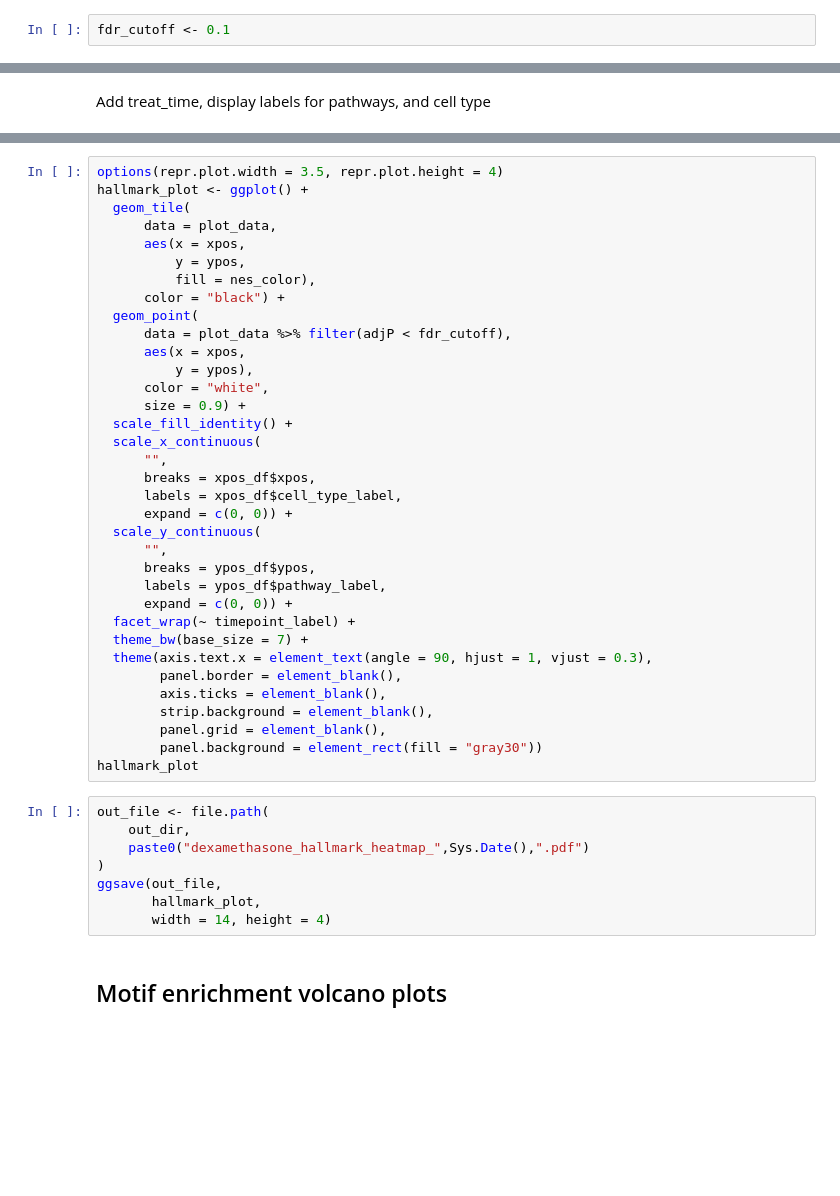
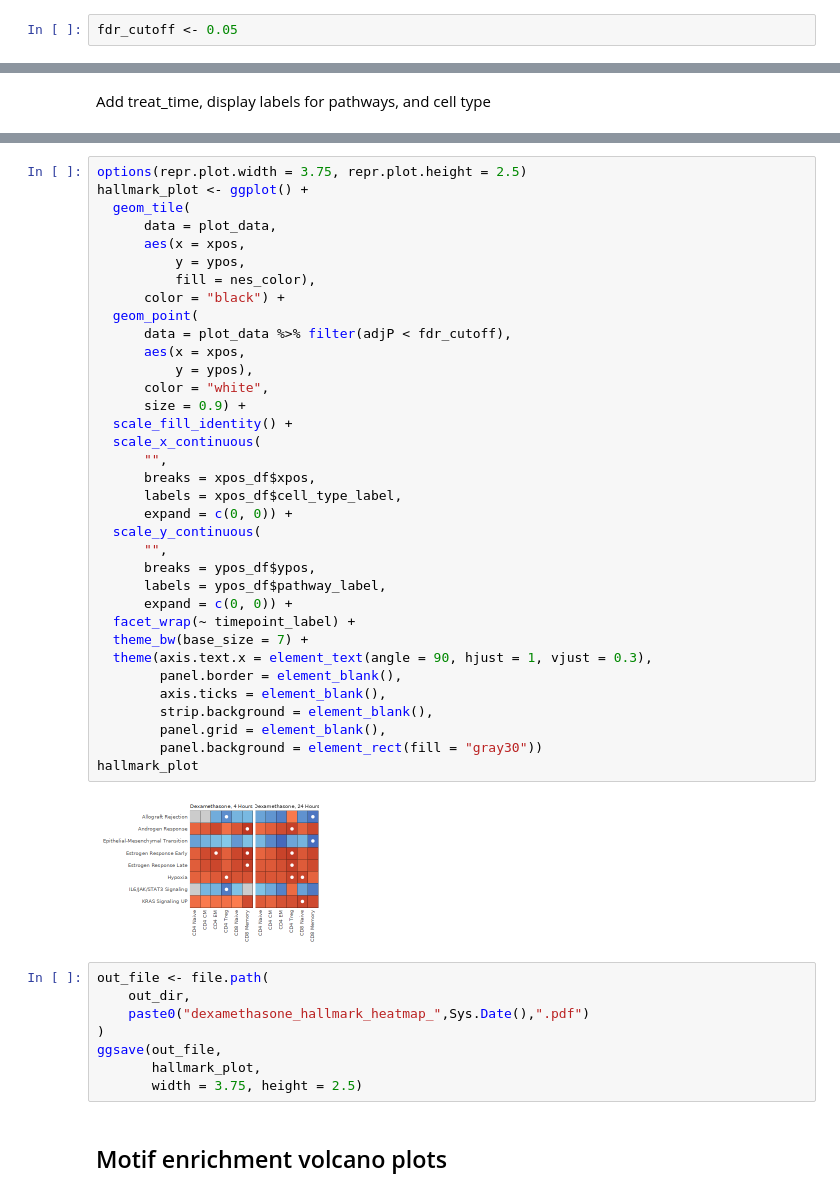
Before and after one commit to aifimmunology/repro-vrd-tea-seq, a Jupyter notebook: figures/Fig-6_dex_overview.ipynb, the cells around one changed output, grey strips where cells are left out. Cells and saved outputs as stored; diff of their text form; blank space fills up the shorter version.

```diff
--- a/figures/Fig-6_dex_overview.ipynb
+++ b/figures/Fig-6_dex_overview.ipynb
@@ -529,7 +611,7 @@ ggsave(out_file,
 # %% [markdown]
 ## Hallmark pathway enrichment heatmaps
 # %%
-fdr_cutoff <- 0.1
+fdr_cutoff <- 0.05
 # %%
 hallmark_names <- read.csv("../common/gene_sets/hallmark_names.csv")
 # %%
@@ -603,38 +703,40 @@ plot_data <- plot_data %>%
 # %%
-options(repr.plot.width = 3.5, repr.plot.height = 4)
+options(repr.plot.width = 3.75, repr.plot.height = 2.5)
 hallmark_plot <- ggplot() +
   geom_tile(
       data = plot_data,
       aes(x = xpos,
           y = ypos,
           fill = nes_color),
       color = "black") +
   geom_point(
       data = plot_data %>% filter(adjP < fdr_cutoff),
       aes(x = xpos,
           y = ypos),
       color = "white",
       size = 0.9) +
   scale_fill_identity() +
   scale_x_continuous(
       "",
       breaks = xpos_df$xpos,
       labels = xpos_df$cell_type_label,
       expand = c(0, 0)) +
   scale_y_continuous(
       "",
       breaks = ypos_df$ypos,
       labels = ypos_df$pathway_label,
       expand = c(0, 0)) +
   facet_wrap(~ timepoint_label) +
   theme_bw(base_size = 7) +
   theme(axis.text.x = element_text(angle = 90, hjust = 1, vjust = 0.3),
         panel.border = element_blank(),
         axis.ticks = element_blank(),
         strip.background = element_blank(),
         panel.grid = element_blank(),
         panel.background = element_rect(fill = "gray30"))
 hallmark_plot
+# %% [output]
+[figure, added]
 # %%
 out_file <- file.path(
     out_dir,
@@ -642,6 +744,6 @@ out_file <- file.path(
 )
 ggsave(out_file,
        hallmark_plot,
-       width = 14, height = 4)
+       width = 3.75, height = 2.5)
 # %% [markdown]
 ## Motif enrichment volcano plots
```
Also changed, not shown: parts of 64 cells of this notebook.
